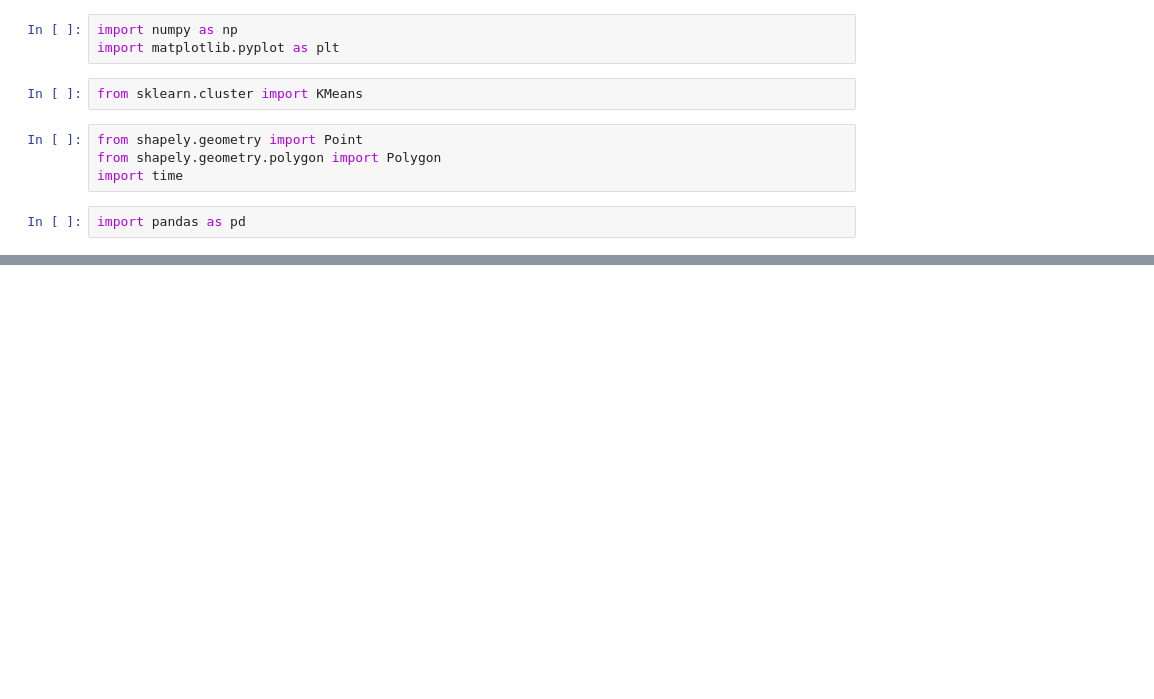
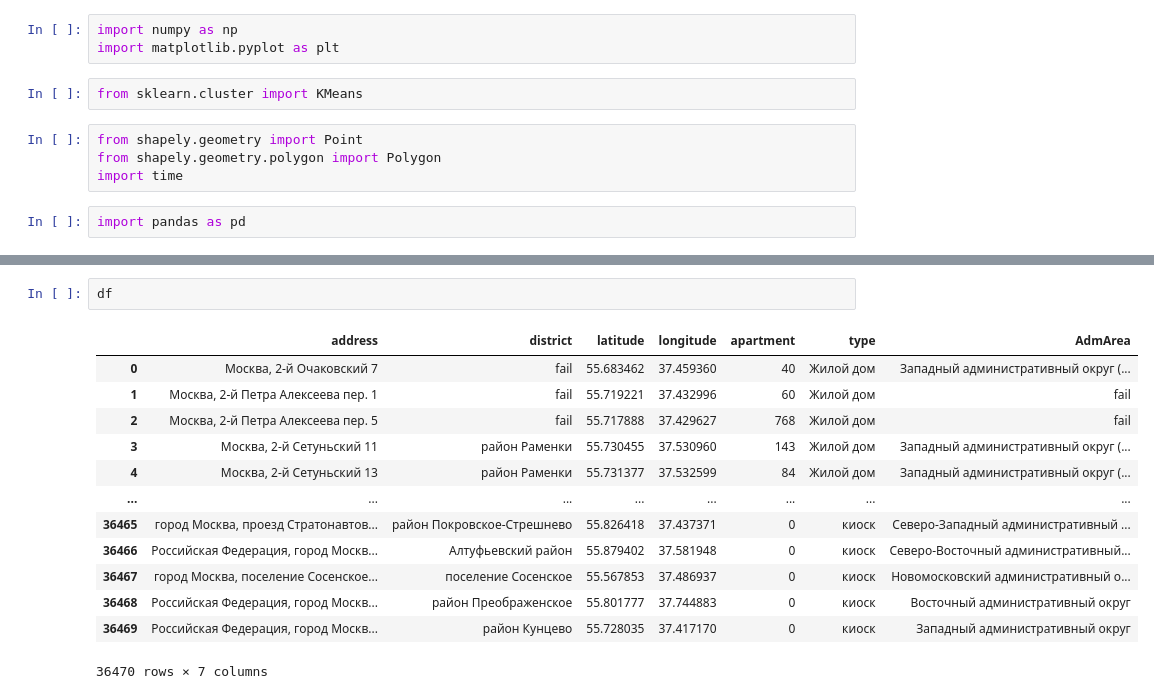
Before and after one commit to LIvanoff/moscow_clusters, a Jupyter notebook: moscow_clusters.ipynb, the cells around one changed output, grey strips where cells are left out. Drawn from its saved outputs; the diff is of its cells as text; blank space fills up the shorter version.

```diff
--- a/moscow_clusters.ipynb
+++ b/moscow_clusters.ipynb
@@ -63,2 +54,18 @@ print(count)
+# %%
+df
+# %% [output]
+|  | address | district | latitude | longitude | apartment | type | AdmArea |
+| 0 | Москва, 2-й Очаковский 7 | fail | 55.683462 | 37.459360 | 40 | Жилой дом | Западный административный округ (... |
+| 1 | Москва, 2-й Петра Алексеева пер. 1 | fail | 55.719221 | 37.432996 | 60 | Жилой дом | fail |
+| 2 | Москва, 2-й Петра Алексеева пер. 5 | fail | 55.717888 | 37.429627 | 768 | Жилой дом | fail |
+| 3 | Москва, 2-й Сетуньский 11 | район Раменки | 55.730455 | 37.530960 | 143 | Жилой дом | Западный административный округ (... |
+| 4 | Москва, 2-й Сетуньский 13 | район Раменки | 55.731377 | 37.532599 | 84 | Жилой дом | Западный административный округ (... |
+| ... | ... | ... | ... | ... | ... | ... | ... |
+| 36465 | город Москва, проезд Стратонавтов... | район Покровское-Стрешнево | 55.826418 | 37.437371 | 0 | киоск | Северо-Западный административный ... |
+| 36466 | Российская Федерация, город Москв... | Алтуфьевский район | 55.879402 | 37.581948 | 0 | киоск | Северо-Восточный административный... |
+| 36467 | город Москва, поселение Сосенское... | поселение Сосенское | 55.567853 | 37.486937 | 0 | киоск | Новомосковский административный о... |
+| 36468 | Российская Федерация, город Москв... | район Преображенское | 55.801777 | 37.744883 | 0 | киоск | Восточный административный округ |
+| 36469 | Российская Федерация, город Москв... | район Кунцево | 55.728035 | 37.417170 | 0 | киоск | Западный административный округ |
+36470 rows × 7 columns
 # %%
 start_time = time.time()
```
Also changed, not shown: parts of 35 cells of this notebook.
